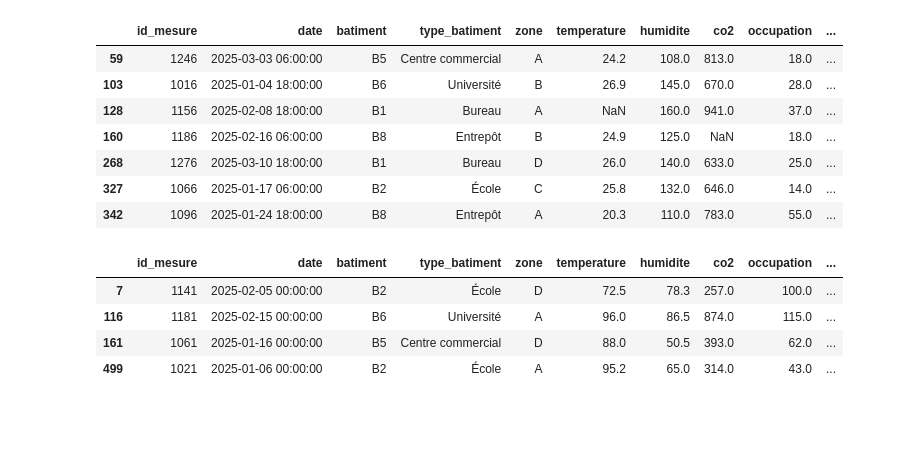
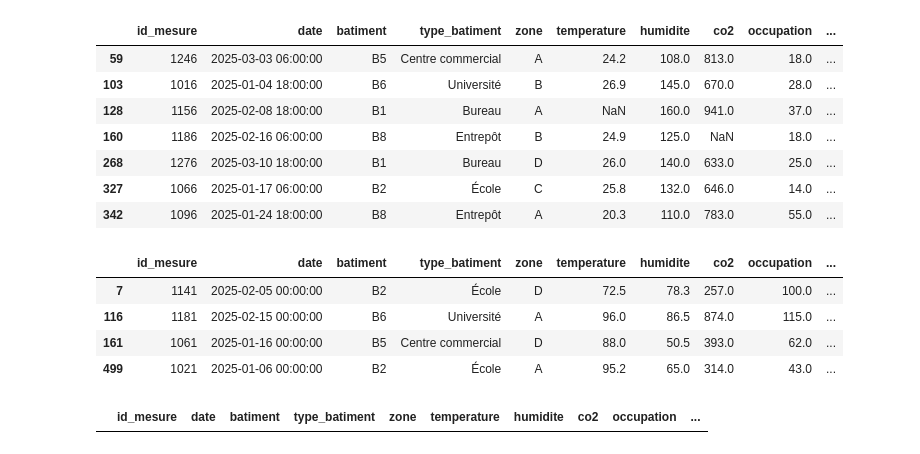
Before and after one commit to Atou-D10/atelier_prepa_donnees_tab, a Jupyter notebook: notebooks/atelier_prepa_donnees_tab.ipynb, the cells around one changed output. Cells and saved outputs as stored; diff of their text form; code cells hidden in the pictures; blank space fills up the shorter version.

Commit message:
Partie 1 - Q12d: détection CO2 négatif (aucune trouvée)

```diff
--- a/notebooks/atelier_prepa_donnees_tab.ipynb
+++ b/notebooks/atelier_prepa_donnees_tab.ipynb
@@ -152,3 +152,9 @@ df[df['temperature'] > 50]
 | 116 | 1181 | 2025-02-15 00:00:00 | B6 | Université | A | 96.0 | 86.5 | 874.0 | 115.0 | ... |
 | 161 | 1061 | 2025-01-16 00:00:00 | B5 | Centre commercial | D | 88.0 | 50.5 | 393.0 | 62.0 | ... |
 | 499 | 1021 | 2025-01-06 00:00:00 | B2 | École | A | 95.2 | 65.0 | 314.0 | 43.0 | ... |
+# %%
+# Question 12.d : Rechercher des valeurs de CO2 négatives
+df[df['co2'] < 0]
+# Aucune valeur négative trouvée pour le CO2
+# %% [output]
+|  | id_mesure | date | batiment | type_batiment | zone | temperature | humidite | co2 | occupation | ... |
```
